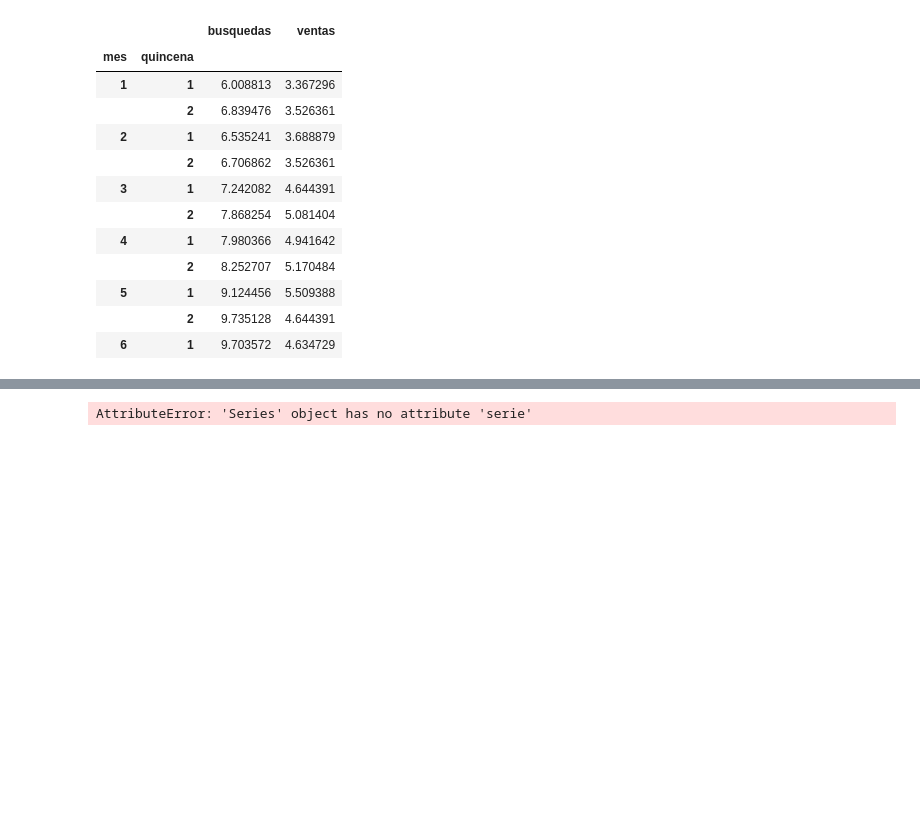
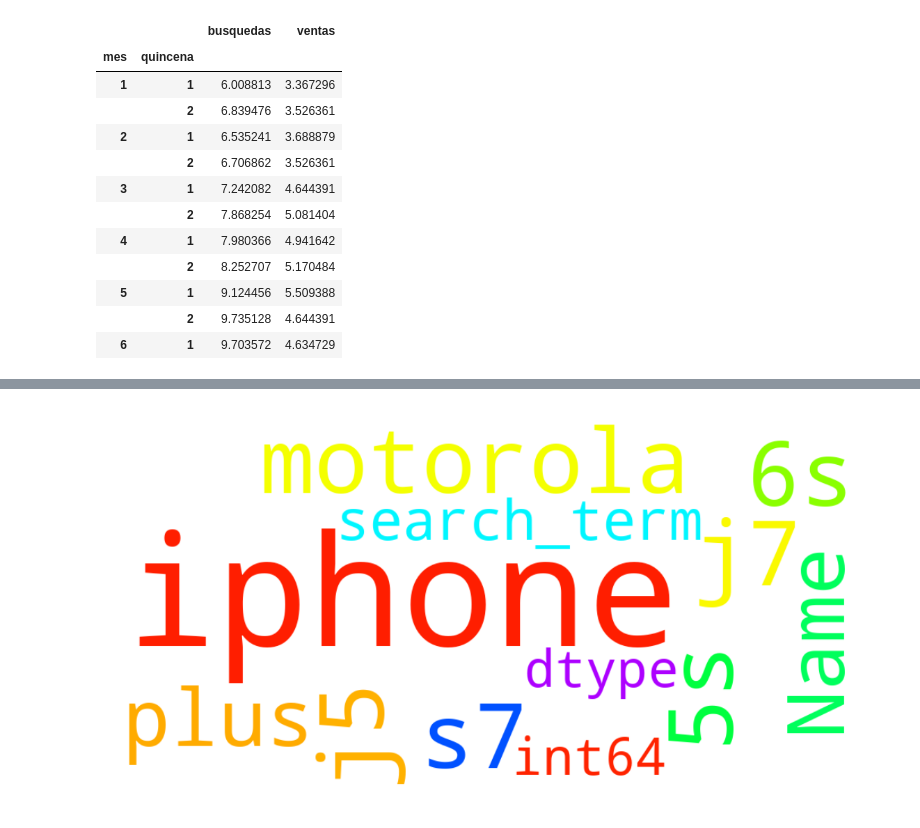
Before and after one commit to jowisaidman/tp1_analisis_exploratorio, a Jupyter notebook: Notebooks/Juli/Resumen/busquedas_analisis.ipynb, the cells around one changed output, grey strips where cells are left out. Cells and saved outputs as stored; diff of their text form; code cells hidden in the pictures; blank space fills up the shorter version.

```diff
--- a/Notebooks/Juli/Resumen/busquedas_analisis.ipynb
+++ b/Notebooks/Juli/Resumen/busquedas_analisis.ipynb
@@ -192,15 +192,15 @@ plt.xticks([0,1, 2,3, 4, 5, 6,7,8,9,10], ["1 Ene","2 Ene","1 Feb","2 Feb","1 Mar
 # %%
-words_df = searched_products['search_term'].dropna().map(lambda x: x.lower()).value_counts().sort_values(ascending = False).head(10).serie
+words_df = searched_products['search_term'].dropna().map(lambda x: x.lower()).value_counts().sort_values(ascending = False).head(10)
 
 wordcloud= WordCloud(width=1000, height=500, colormap="hsv", background_color='white').generate(str(words_df))
 
 fig = plt.figure(figsize=(20,10))
 plt.imshow(wordcloud, interpolation='bilinear')
 plt.margins(x=0, y=0)
 plt.axis('off')
 plt.show()
 # %% [output]
-AttributeError: 'Series' object has no attribute 'serie'
+[figure, added]
 # %%
 words_df
 # %% [output]
```
Also changed, not shown: parts of 3 cells of this notebook, 1 other file.
